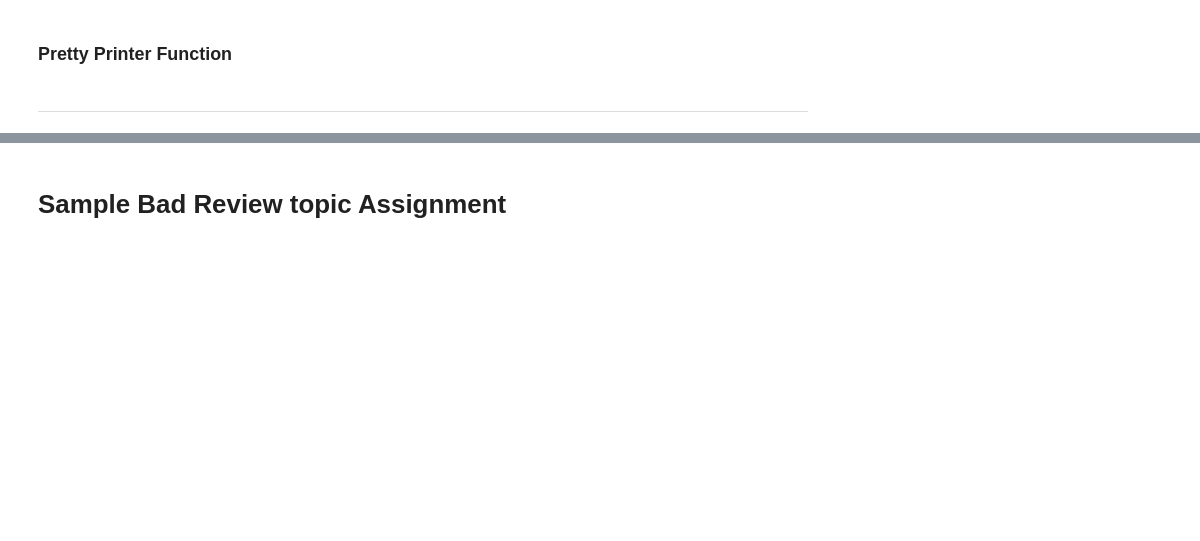
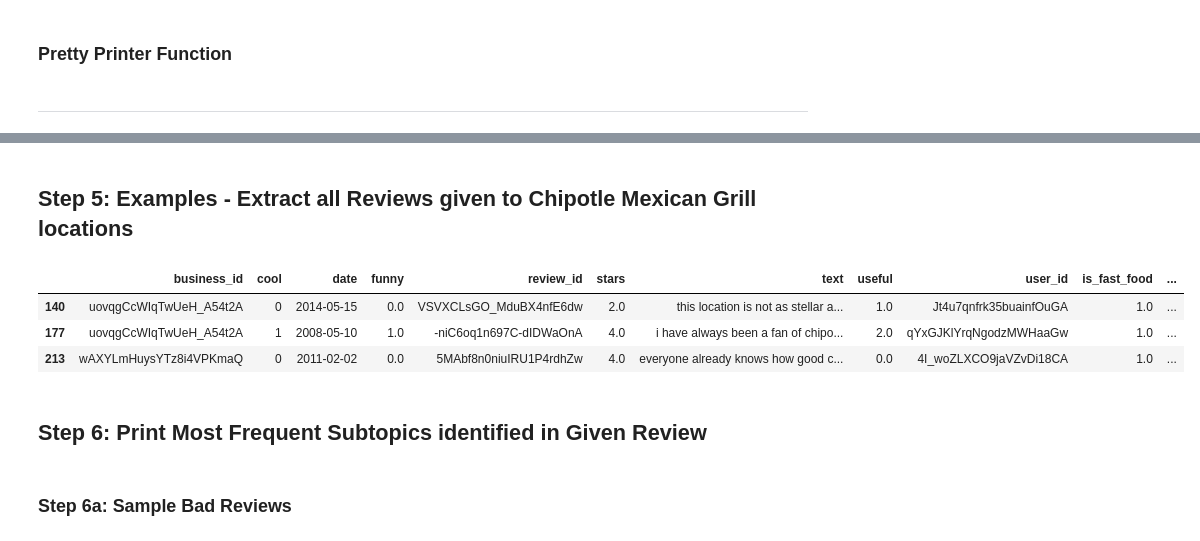
Before and after one commit to samgutentag/yelpsubtopics, a Jupyter notebook: 02_SubTopicReviews/SubTopicTagging_Model5.ipynb, the cells around one changed output, grey strips where cells are left out. Saved outputs shown, nothing was run; the diff lists cells and outputs as text; code cells hidden in the pictures; blank space fills up the shorter version.

Commit message:
supbtopic model identification function set up and run on test examples

```diff
--- a/02_SubTopicReviews/SubTopicTagging_Model5.ipynb
+++ b/02_SubTopicReviews/SubTopicTagging_Model5.ipynb
@@ -95,6 +158,15 @@ chipotle_ids = biz[biz.name == 'Chipotle Mexican Grill'].business_id.values
+# %% [markdown]
+## Step 5: Examples - Extract all Reviews given to Chipotle Mexican Grill locations
 # %%
-chipotle_reviews = reviews[reviews.business_id.isin(chipotle_ids)].copy()
+chipotle_reviews = review_df[review_df.name == 'Chipotle Mexican Grill'].copy()
 chipotle_reviews.head(3)
+# %% [output]
+|  | business_id | cool | date | funny | review_id | stars | text | useful | user_id | is_fast_food | ... |
+| 140 | uovqgCcWIqTwUeH_A54t2A | 0 | 2014-05-15 | 0.0 | VSVXCLsGO_MduBX4nfE6dw | 2.0 | this location is not as stellar a... | 1.0 | Jt4u7qnfrk35buainfOuGA | 1.0 | ... |
+| 177 | uovqgCcWIqTwUeH_A54t2A | 1 | 2008-05-10 | 1.0 | -niC6oq1n697C-dIDWaOnA | 4.0 | i have always been a fan of chipo... | 2.0 | qYxGJKlYrqNgodzMWHaaGw | 1.0 | ... |
+| 213 | wAXYLmHuysYTz8i4VPKmaQ | 0 | 2011-02-02 | 0.0 | 5MAbf8n0niuIRU1P4rdhZw | 4.0 | everyone already knows how good c... | 0.0 | 4I_woZLXCO9jaVZvDi18CA | 1.0 | ... |
+# %% [markdown]
+## Step 6: Print Most Frequent Subtopics identified in Given Review
 # %%
 def print_top_n_review_topics(model, review, n_topics=5, valid_topics = []):
     review_topic_categories = []
@@ -122,2 +196,2 @@ def print_top_n_review_topics(model, review, n_topics=5, valid_topics = []):
 # %% [markdown]
-# Sample Bad Review topic Assignment
+### Step 6a: Sample Bad Reviews
```
Also changed, not shown: parts of 26 cells of this notebook.
